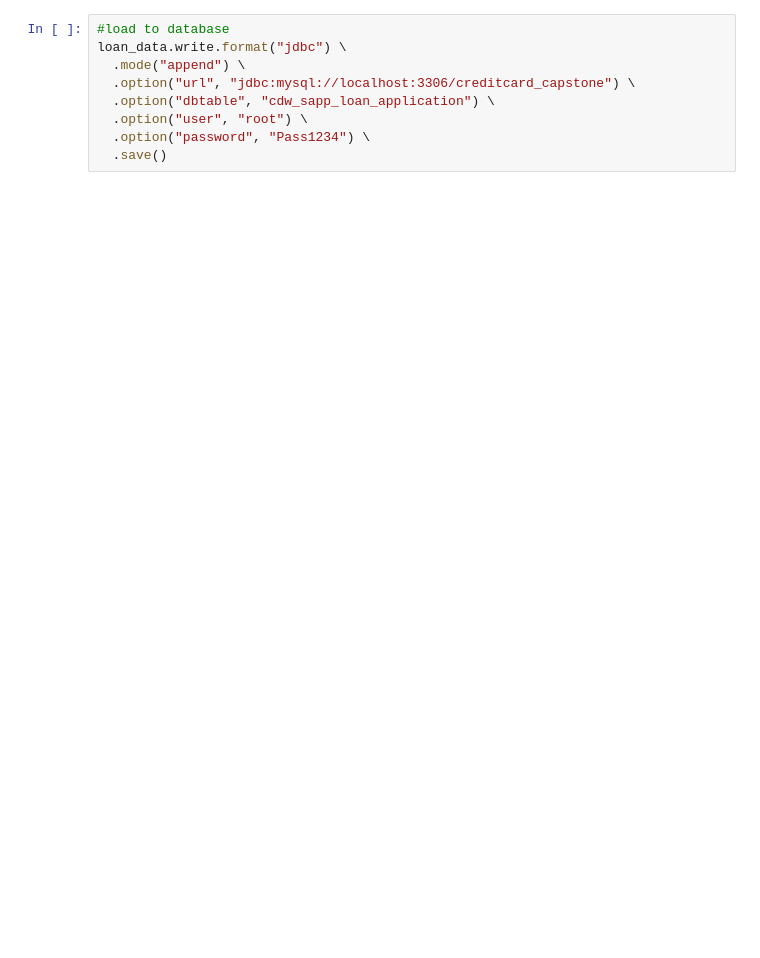
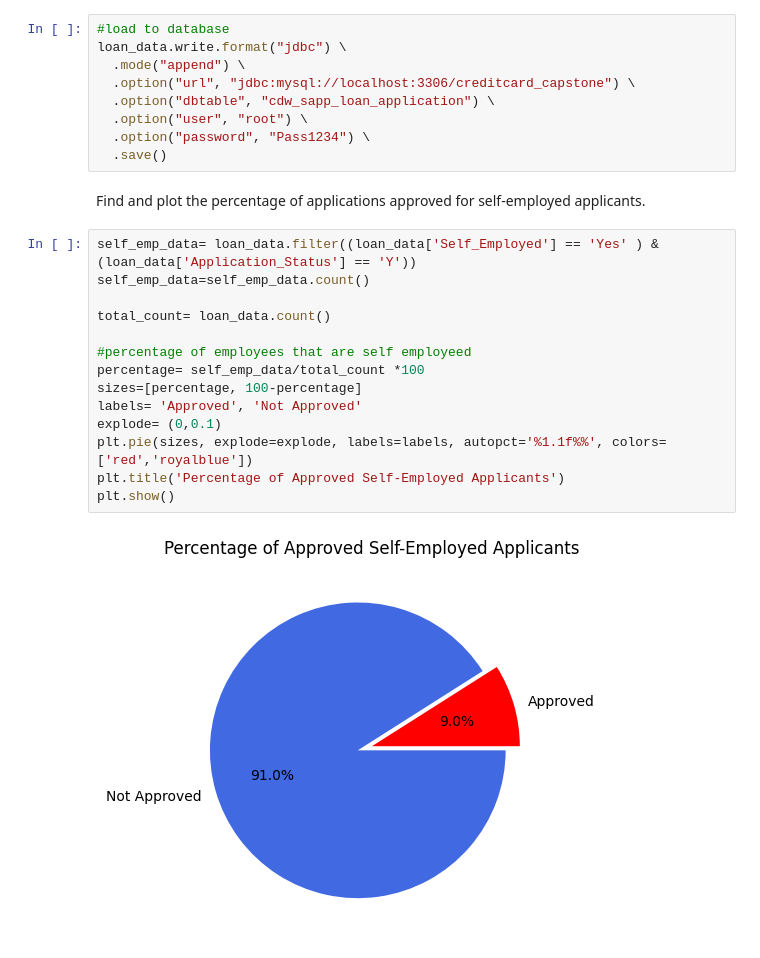
Before and after one commit to MayaCampbell/Data-Transformation-and-Python-Based-User-Menu-Developement-Project, a Jupyter notebook: credit_card.ipynb, the cells around one changed output. Cells and saved outputs as stored; diff of their text form; blank space fills up the shorter version.

Commit message:
completed functional req for loan applications

```diff
--- a/credit_card.ipynb
+++ b/credit_card.ipynb
@@ -815,3 +841,21 @@ loan_data.write.format("jdbc") \
   .option("user", "root") \
   .option("password", "Pass1234") \
   .save()
+# %% [markdown]
+Find and plot the percentage of applications approved for self-employed applicants.
+# %%
+self_emp_data= loan_data.filter((loan_data['Self_Employed'] == 'Yes' ) & (loan_data['Application_Status'] == 'Y'))
+self_emp_data=self_emp_data.count()
+
+total_count= loan_data.count()
+
+#percentage of employees that are self employeed
+percentage= self_emp_data/total_count *100
+sizes=[percentage, 100-percentage]
+labels= 'Approved', 'Not Approved'
+explode= (0,0.1)
+plt.pie(sizes, explode=explode, labels=labels, autopct='%1.1f%%', colors= ['red','royalblue'])
+plt.title('Percentage of Approved Self-Employed Applicants')
+plt.show()
+# %% [output]
+[figure, added]
```
Also changed, not shown: parts of 9 cells of this notebook.
